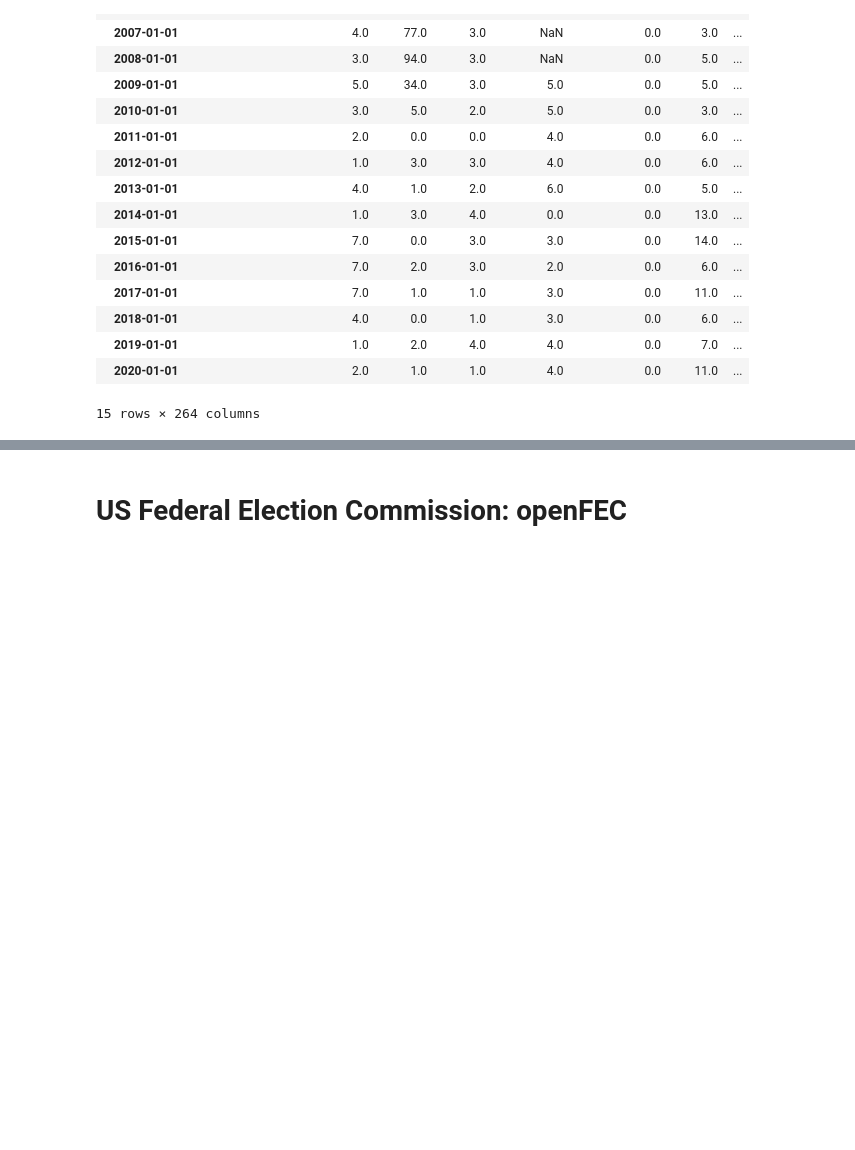
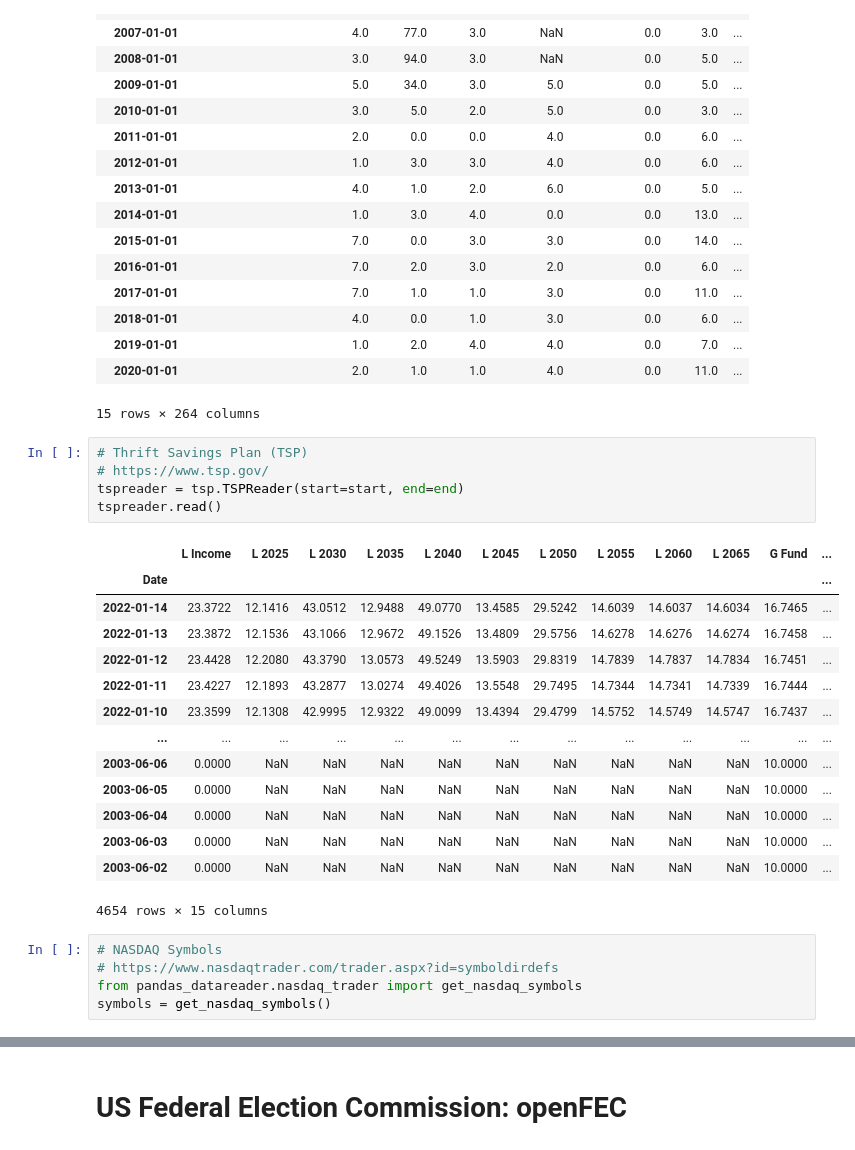
Before and after one commit to xvanov/kagglai, a Jupyter notebook: data_sources.ipynb, the cells around one changed output, grey strips where cells are left out. Drawn from its saved outputs; the diff is of its cells as text; blank space fills up the shorter version.

```diff
--- a/data_sources.ipynb
+++ b/data_sources.ipynb
@@ -226,3 +228,28 @@ df
 | 2019-01-01 | 1.0 | 2.0 | 4.0 | 4.0 | 0.0 | 7.0 | ... |
 | 2020-01-01 | 2.0 | 1.0 | 1.0 | 4.0 | 0.0 | 11.0 | ... |
 15 rows × 264 columns
+# %%
+# Thrift Savings Plan (TSP)
+# https://www.tsp.gov/
+tspreader = tsp.TSPReader(start=start, end=end)
+tspreader.read()
+# %% [output]
+|  | L Income | L 2025 | L 2030 | L 2035 | L 2040 | L 2045 | L 2050 | L 2055 | L 2060 | L 2065 | G Fund | ... |
+| Date |  |  |  |  |  |  |  |  |  |  |  | ... |
+| 2022-01-14 | 23.3722 | 12.1416 | 43.0512 | 12.9488 | 49.0770 | 13.4585 | 29.5242 | 14.6039 | 14.6037 | 14.6034 | 16.7465 | ... |
+| 2022-01-13 | 23.3872 | 12.1536 | 43.1066 | 12.9672 | 49.1526 | 13.4809 | 29.5756 | 14.6278 | 14.6276 | 14.6274 | 16.7458 | ... |
+| 2022-01-12 | 23.4428 | 12.2080 | 43.3790 | 13.0573 | 49.5249 | 13.5903 | 29.8319 | 14.7839 | 14.7837 | 14.7834 | 16.7451 | ... |
+| 2022-01-11 | 23.4227 | 12.1893 | 43.2877 | 13.0274 | 49.4026 | 13.5548 | 29.7495 | 14.7344 | 14.7341 | 14.7339 | 16.7444 | ... |
+| 2022-01-10 | 23.3599 | 12.1308 | 42.9995 | 12.9322 | 49.0099 | 13.4394 | 29.4799 | 14.5752 | 14.5749 | 14.5747 | 16.7437 | ... |
+| ... | ... | ... | ... | ... | ... | ... | ... | ... | ... | ... | ... | ... |
+| 2003-06-06 | 0.0000 | NaN | NaN | NaN | NaN | NaN | NaN | NaN | NaN | NaN | 10.0000 | ... |
+| 2003-06-05 | 0.0000 | NaN | NaN | NaN | NaN | NaN | NaN | NaN | NaN | NaN | 10.0000 | ... |
+| 2003-06-04 | 0.0000 | NaN | NaN | NaN | NaN | NaN | NaN | NaN | NaN | NaN | 10.0000 | ... |
+| 2003-06-03 | 0.0000 | NaN | NaN | NaN | NaN | NaN | NaN | NaN | NaN | NaN | 10.0000 | ... |
+| 2003-06-02 | 0.0000 | NaN | NaN | NaN | NaN | NaN | NaN | NaN | NaN | NaN | 10.0000 | ... |
+4654 rows × 15 columns
+# %%
+# NASDAQ Symbols
+# https://www.nasdaqtrader.com/trader.aspx?id=symboldirdefs
+from pandas_datareader.nasdaq_trader import get_nasdaq_symbols
+symbols = get_nasdaq_symbols()
```
Also changed, not shown: parts of 11 cells of this notebook.
